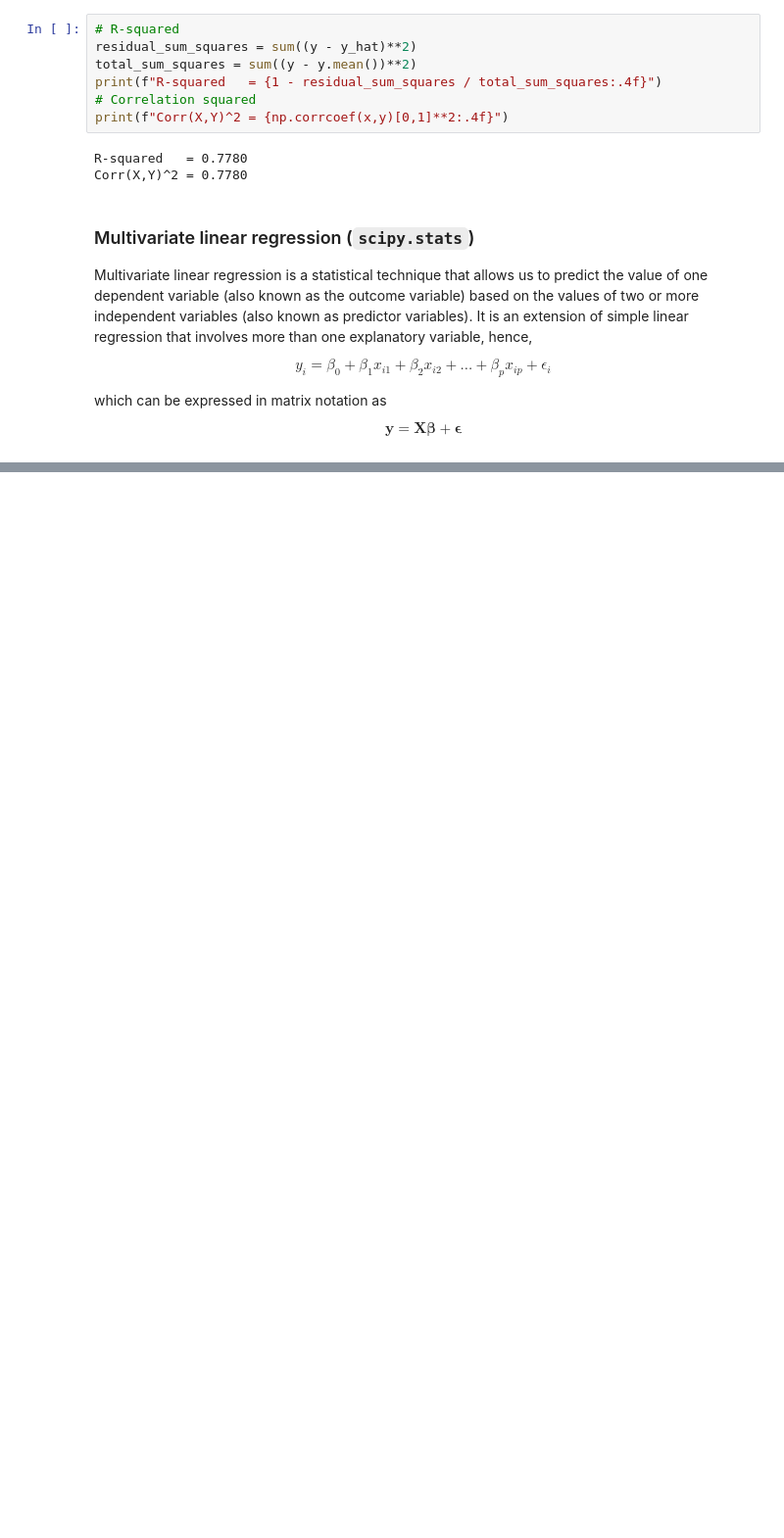
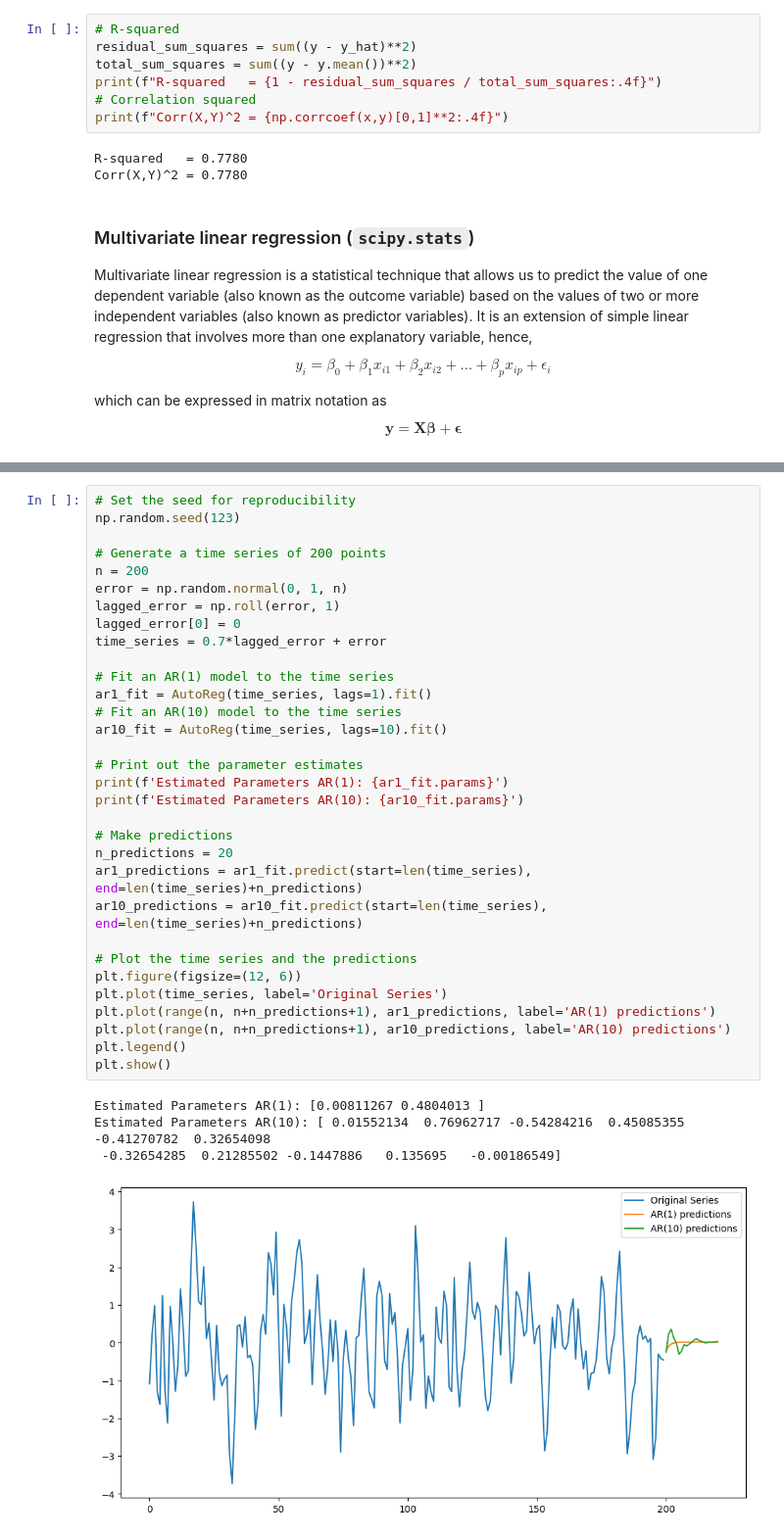
Before and after one commit to iwh-halle/FinancialDataAnalytics, a Jupyter notebook: slides_pt3.ipynb, the cells around one changed output, grey strips where cells are left out. Shown at 98% size. Saved outputs shown, nothing was run; the diff lists cells and outputs as text; blank space fills up the shorter version.

```diff
--- a/slides_pt3.ipynb
+++ b/slides_pt3.ipynb
@@ -188,0 +201,37 @@ Notes:
+# %%
+# Set the seed for reproducibility
+np.random.seed(123)
+
+# Generate a time series of 200 points
+n = 200
+error = np.random.normal(0, 1, n)
+lagged_error = np.roll(error, 1)
+lagged_error[0] = 0
+time_series = 0.7*lagged_error + error
+
+# Fit an AR(1) model to the time series
+ar1_fit = AutoReg(time_series, lags=1).fit()
+# Fit an AR(10) model to the time series
+ar10_fit = AutoReg(time_series, lags=10).fit()
+
+# Print out the parameter estimates
+print(f'Estimated Parameters AR(1): {ar1_fit.params}')
+print(f'Estimated Parameters AR(10): {ar10_fit.params}')
+
+# Make predictions
+n_predictions = 20
+ar1_predictions = ar1_fit.predict(start=len(time_series), end=len(time_series)+n_predictions)
+ar10_predictions = ar10_fit.predict(start=len(time_series), end=len(time_series)+n_predictions)
+
+# Plot the time series and the predictions
+plt.figure(figsize=(12, 6))
+plt.plot(time_series, label='Original Series')
+plt.plot(range(n, n+n_predictions+1), ar1_predictions, label='AR(1) predictions')
+plt.plot(range(n, n+n_predictions+1), ar10_predictions, label='AR(10) predictions')
+plt.legend()
+plt.show()
+# %% [output]
+Estimated Parameters AR(1): [0.00811267 0.4804013 ]
+Estimated Parameters AR(10): [ 0.01552134  0.76962717 -0.54284216  0.45085355 -0.41270782  0.32654098
+ -0.32654285  0.21285502 -0.1447886   0.135695   -0.00186549]
+[figure, added]
```
Also changed, not shown: parts of 17 cells of this notebook.
